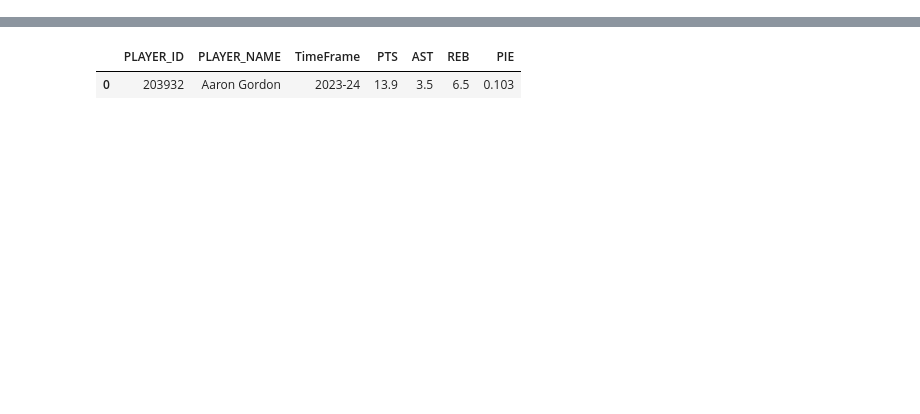
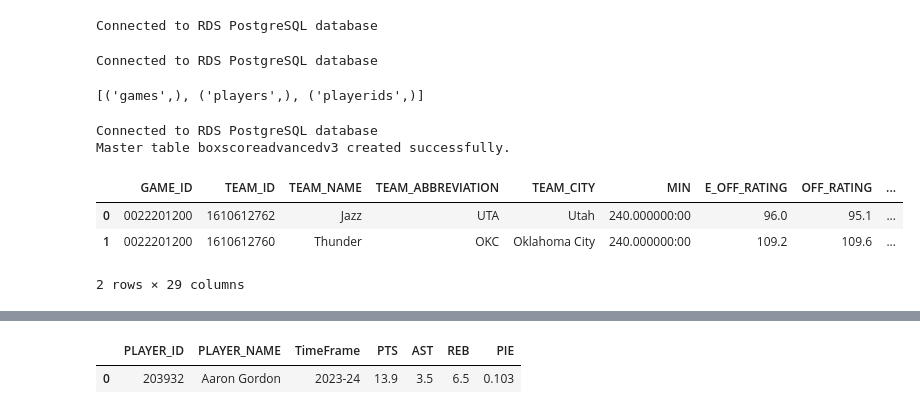
Before and after one commit to ajwinters/bballagg, a Jupyter notebook: scratch.ipynb, the cells around one changed output, grey strips where cells are left out. Cells and saved outputs as stored; diff of their text form; code cells hidden in the pictures; blank space fills up the shorter version.

```diff
--- a/scratch.ipynb
+++ b/scratch.ipynb
@@ -0,0 +1,13 @@
+# %%
+import pandas as pd
+import time
+import numpy as np
+from nba_api.stats.endpoints import playercareerstats
+import nba_api.stats.endpoints as nbaapi
+from nba_api.stats.endpoints import leaguegamefinder
+import psycopg2
+
+###
+testplayer='203076'
+testgame = '0022201200'
+testteam = '1610612755'
@@ -0,0 +97,37 @@
+# %%
+
+conn = connect_to_rds('thebigone', 'ajwin', 'CharlesBark!23', 'nba-rds-instance.c9wwc0ukkiu5.us-east-1.rds.amazonaws.com')
+
+def query_database_to_dataframe(conn, query):
+    try:
+        dataframe = pd.read_sql(query, conn)
+        return dataframe
+    except Exception as e:
+        print(f"Error executing query: {str(e)}")
+        return None
+
+query = "SELECT * FROM pg_catalog.pg_tables where tableowner = 'ajwin';"  # Example query: fetch 10 rows from the 'games' table
+
+if conn:
+    result_df = query_database_to_dataframe(conn, query)
+
+conn.close()
+# %% [output]
+Connected to RDS PostgreSQL database
+# %%
+### CHECK TABLES
+
+conn = connect_to_rds('thebigone', 'ajwin', 'CharlesBark!23', 'nba-rds-instance.c9wwc0ukkiu5.us-east-1.rds.amazonaws.com')
+cursor = conn.cursor()
+
+cursor.execute("""
+        SELECT tablename
+        FROM pg_tables
+        WHERE schemaname = 'public';
+    """)
+
+
+cursor.fetchall()
+# %% [output]
+Connected to RDS PostgreSQL database
+[('games',), ('players',), ('playerids',)]
@@ -0,0 +140,27 @@
+# %%
+conn = connect_to_rds('thebigone', 'ajwin', 'CharlesBark!23', 'nba-rds-instance.c9wwc0ukkiu5.us-east-1.rds.amazonaws.com')
+
+index = 0
+
+param = testgame
+
+name = nbaapi.boxscoreadvancedv3.BoxScoreAdvancedV3.__name__.lower()
+
+df = nbaapi.boxscoreadvancedv3.BoxScoreAdvancedV3(param).get_data_frames()[index]
+
+if not check_table_exists(conn,name):
+    create_table(conn,name,df)
+
+tdf = fetch_table_data(conn,name)
+
+gdf = fetch_table_data(conn,"games")
+# %% [output]
+Connected to RDS PostgreSQL database
+Master table boxscoreadvancedv3 created successfully.
+# %%
+get_api_data(nbaapi.boxscoreadvancedv2.BoxScoreAdvancedV2,1,testgame)
+# %% [output]
+|  | GAME_ID | TEAM_ID | TEAM_NAME | TEAM_ABBREVIATION | TEAM_CITY | MIN | E_OFF_RATING | OFF_RATING | ... |
+| 0 | 0022201200 | 1610612762 | Jazz | UTA | Utah | 240.000000:00 | 96.0 | 95.1 | ... |
+| 1 | 0022201200 | 1610612760 | Thunder | OKC | Oklahoma City | 240.000000:00 | 109.2 | 109.6 | ... |
+2 rows × 29 columns
```
Also changed, not shown: parts of 5 cells of this notebook, 1 other file.
